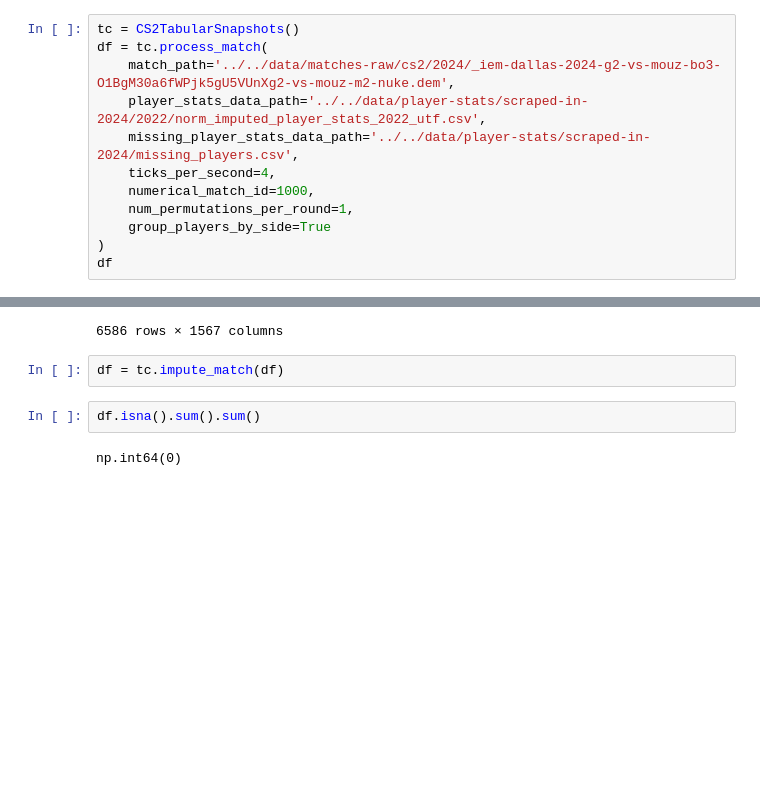
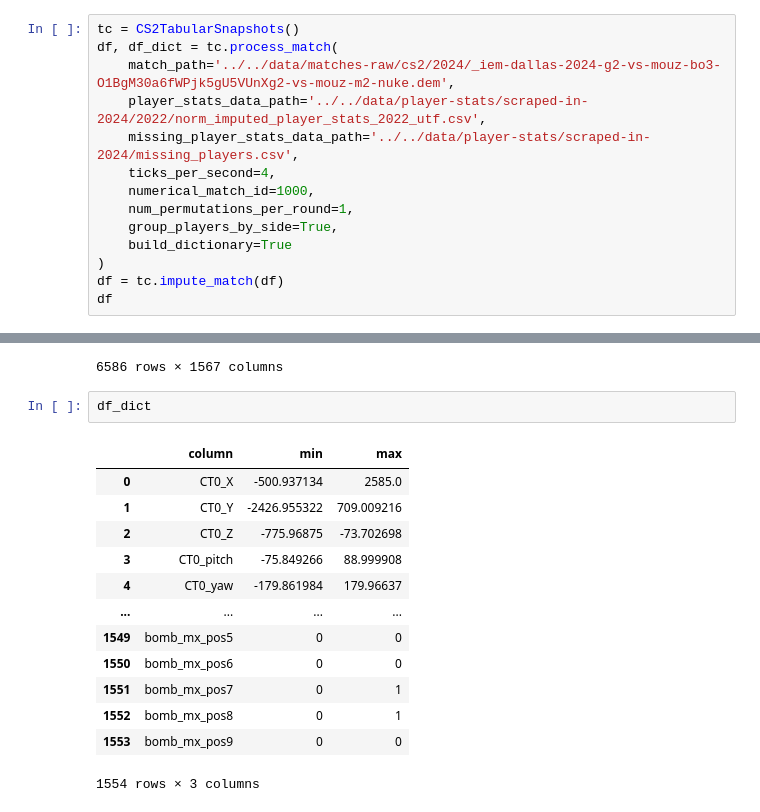
Before and after one commit to szmidapatrik/c2m1TPaeVlsln, a Jupyter notebook: proj/graph_dataset/CS2_dataset_package_test.ipynb, the cells around one changed output, grey strips where cells are left out. Saved outputs shown, nothing was run; the diff lists cells and outputs as text; blank space fills up the shorter version.

Commit message:
matchwise dictionary builder added to tabular data creation, overall dictionary builder started

```diff
--- a/proj/graph_dataset/CS2_dataset_package_test.ipynb
+++ b/proj/graph_dataset/CS2_dataset_package_test.ipynb
@@ -126,15 +126,17 @@ plt.scatter(nodes['x'], nodes['y'], c='black', s=1)
 ### Graph creator test
 # %%
 tc = CS2TabularSnapshots()
-df = tc.process_match(
+df, df_dict = tc.process_match(
     match_path='../../data/matches-raw/cs2/2024/_iem-dallas-2024-g2-vs-mouz-bo3-O1BgM30a6fWPjk5gU5VUnXg2-vs-mouz-m2-nuke.dem',
     player_stats_data_path='../../data/player-stats/scraped-in-2024/2022/norm_imputed_player_stats_2022_utf.csv',
     missing_player_stats_data_path='../../data/player-stats/scraped-in-2024/missing_players.csv',
     ticks_per_second=4,
     numerical_match_id=1000,
     num_permutations_per_round=1,
-    group_players_by_side=True
+    group_players_by_side=True,
+    build_dictionary=True
 )
+df = tc.impute_match(df)
 df
 # %% [output]
 |  | CT0_name | CT0_X | CT0_Y | CT0_Z | CT0_pitch | CT0_yaw | CT0_velocity_X | CT0_velocity_Y | ... |
@@ -150,9 +152,19 @@ df
 | 6584 | Brollan | 896.433716 | -1332.689453 | -415.96875 | 88.999908 | -119.465675 | 0.000000 | 0.000000 | ... |
 | 6585 | Brollan | 896.433716 | -1332.689453 | -415.96875 | 88.999908 | -119.465675 | 0.000000 | 0.000000 | ... |
 6586 rows × 1567 columns
-# %%
-df = tc.impute_match(df)
-# %%
-df.isna().sum().sum()
-# %% [output]
-np.int64(0)
+# %%
+df_dict
+# %% [output]
+|  | column | min | max |
+| 0 | CT0_X | -500.937134 | 2585.0 |
+| 1 | CT0_Y | -2426.955322 | 709.009216 |
+| 2 | CT0_Z | -775.96875 | -73.702698 |
+| 3 | CT0_pitch | -75.849266 | 88.999908 |
+| 4 | CT0_yaw | -179.861984 | 179.96637 |
+| ... | ... | ... | ... |
+| 1549 | bomb_mx_pos5 | 0 | 0 |
+| 1550 | bomb_mx_pos6 | 0 | 0 |
+| 1551 | bomb_mx_pos7 | 0 | 1 |
+| 1552 | bomb_mx_pos8 | 0 | 1 |
+| 1553 | bomb_mx_pos9 | 0 | 0 |
+1554 rows × 3 columns
```
Also changed, not shown: 2 other files.
